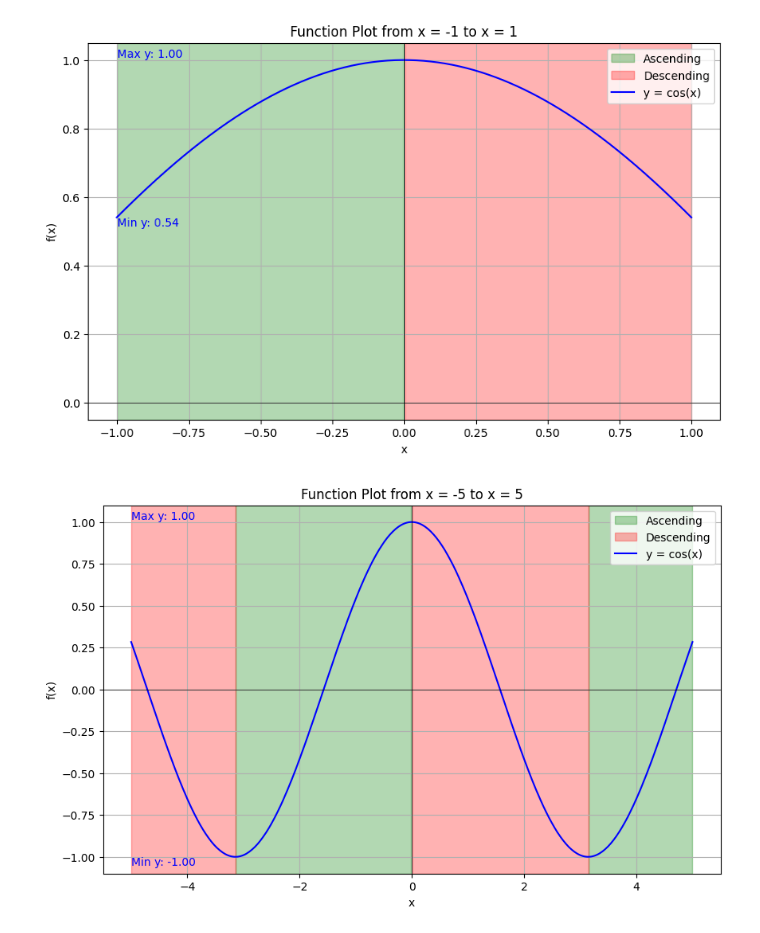
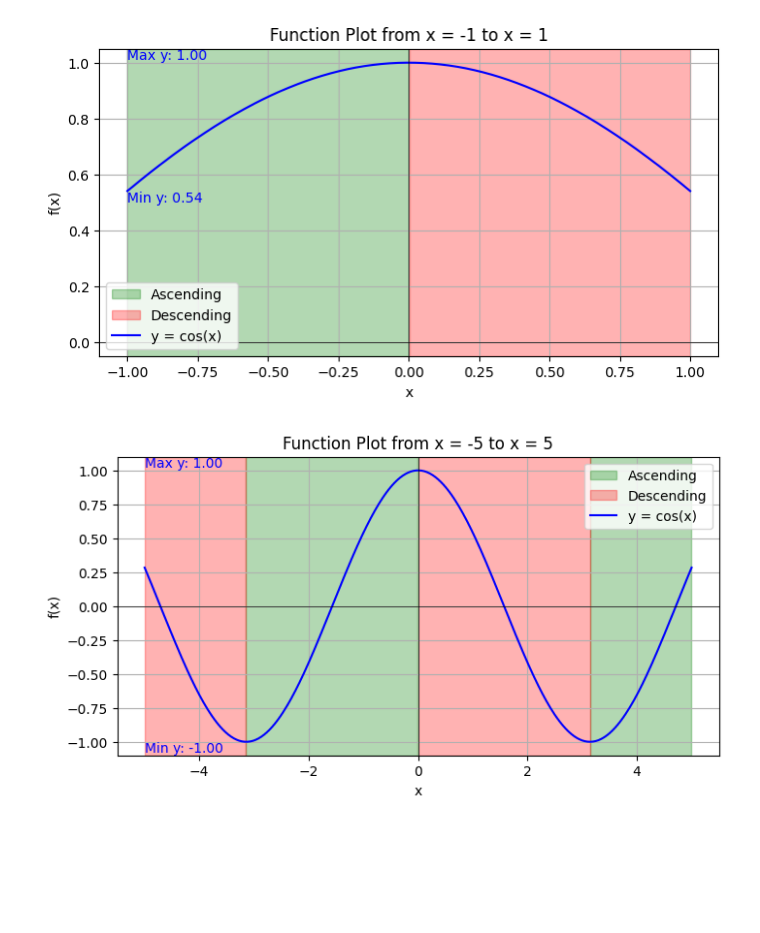
Before and after one commit to MBAhmadi/Math-in-ML, a Jupyter notebook: The_first_exercise.ipynb, the cells around one changed output. Saved outputs shown, nothing was run; the diff lists cells and outputs as text; code cells hidden in the pictures; blank space fills up the shorter version.

```diff
--- a/The_first_exercise.ipynb
+++ b/The_first_exercise.ipynb
@@ -53,35 +53,35 @@ def plot_function_and_analyze_range():
             decreasing_intervals.append(current_interval)
 
         # Plot the function with background shading for ascending/descending intervals
-        plt.figure(figsize=(10, 6))
+        plt.figure(figsize=(8, 4))
         for interval in increasing_intervals:
             plt.axvspan(interval[0], interval[-1], color='green', alpha=0.3, label='Ascending' if interval == increasing_intervals[0] else "")
         for interval in decreasing_intervals:
             plt.axvspan(interval[0], interval[-1], color='red', alpha=0.3, label='Descending' if interval == decreasing_intervals[0] else "")
 
         # Plot the function curve
         plt.plot(x_vals, y_vals, color='blue', label=f'y = {func}')
 
         # Add horizontal and vertical lines for axes
         plt.axhline(0, color='black', linewidth=0.5)
         plt.axvline(0, color='black', linewidth=0.5)
 
         # Add titles and labels
         plt.title(f'Function Plot from x = {r[0]} to x = {r[1]}')
         plt.xlabel('x')
         plt.ylabel('f(x)')
         plt.legend()
         plt.grid(True)
 
         # Display the maximum and minimum y-values on the plot
         plt.text(r[0], y_max, f'Max y: {y_max:.2f}', verticalalignment='bottom', color='blue')
         plt.text(r[0], y_min, f'Min y: {y_min:.2f}', verticalalignment='top', color='blue')
 
         # Show the plot
         plt.show()
 
 if __name__ == "__main__":
     plot_function_and_analyze_range()
 # %% [output]
-[figure, old version]
+[figure, new version]
-[figure, old version]
+[figure, new version]
```
Also changed, not shown: parts of 1 cell of this notebook.
